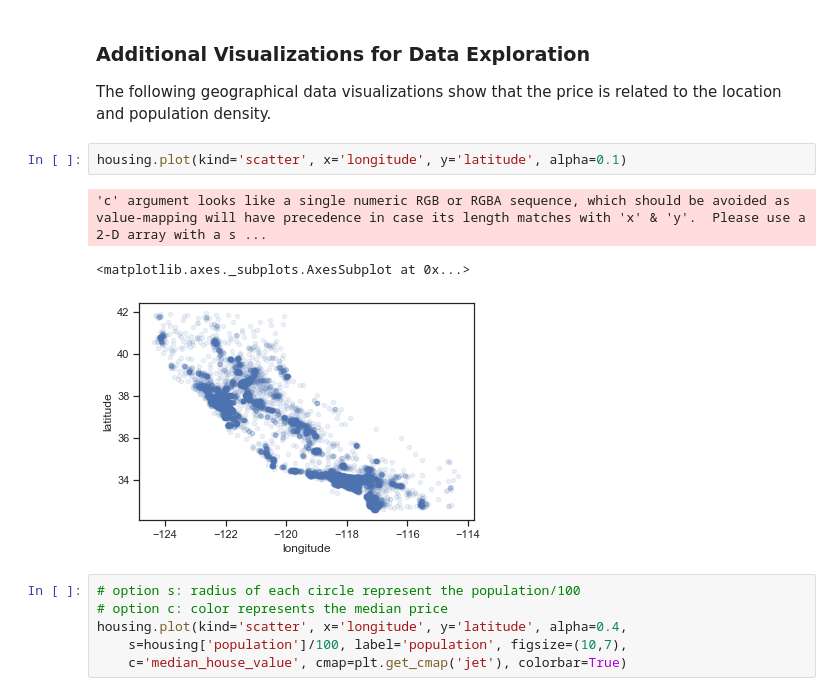
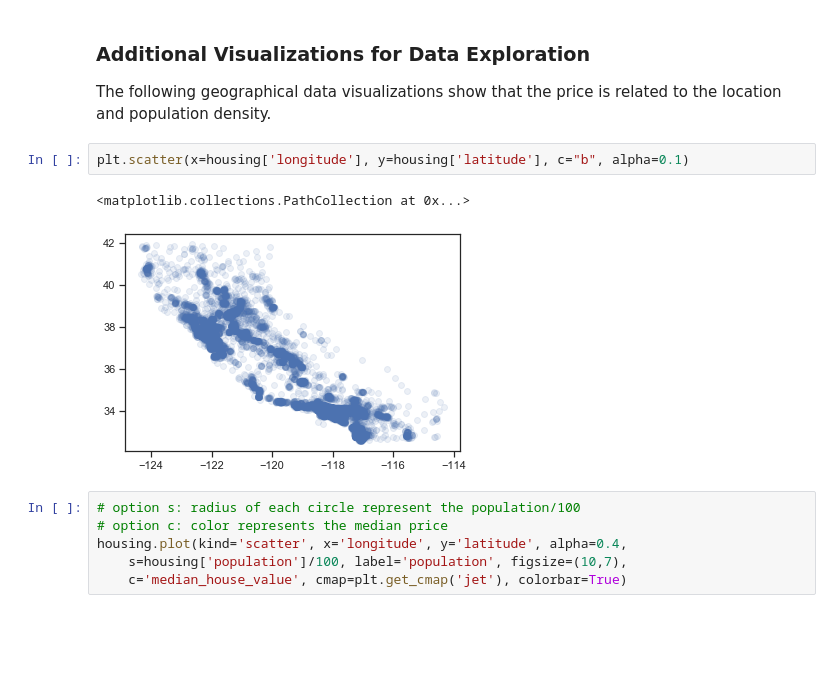
Before and after one commit to harrywang/house-price-prediction, a Jupyter notebook: house-price-prediction.ipynb, the cells around one changed output. Drawn from its saved outputs; the diff is of its cells as text; blank space fills up the shorter version.

```diff
--- a/house-price-prediction.ipynb
+++ b/house-price-prediction.ipynb
@@ -314,11 +314,10 @@ memory usage: 1.4+ MB
 ### Additional Visualizations for Data Exploration
 The following geographical data visualizations show that the price is related to the location and population density.
 # %%
-housing.plot(kind='scatter', x='longitude', y='latitude', alpha=0.1)
+plt.scatter(x=housing['longitude'], y=housing['latitude'], c="b", alpha=0.1)
 # %% [output]
-'c' argument looks like a single numeric RGB or RGBA sequence, which should be avoided as value-mapping will have precedence in case its length matches with 'x' & 'y'.  Please use a 2-D array with a s ...
+<matplotlib.collections.PathCollection at 0x...>
-<matplotlib.axes._subplots.AxesSubplot at 0x...>
-[figure, old version]
+[figure, new version]
 # %%
 # option s: radius of each circle represent the population/100
 # option c: color represents the median price
```
Also changed, not shown: parts of 16 cells of this notebook.
